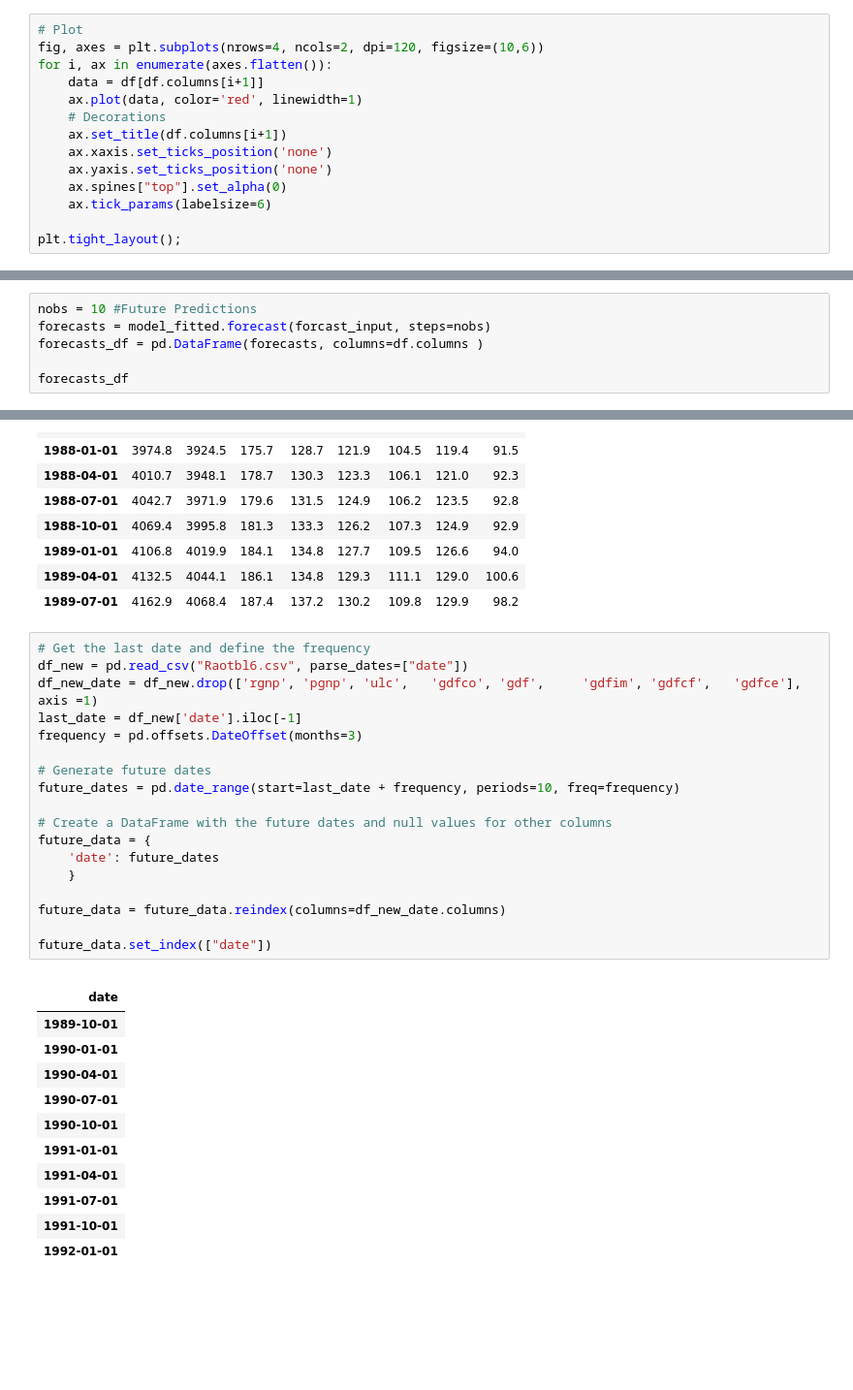
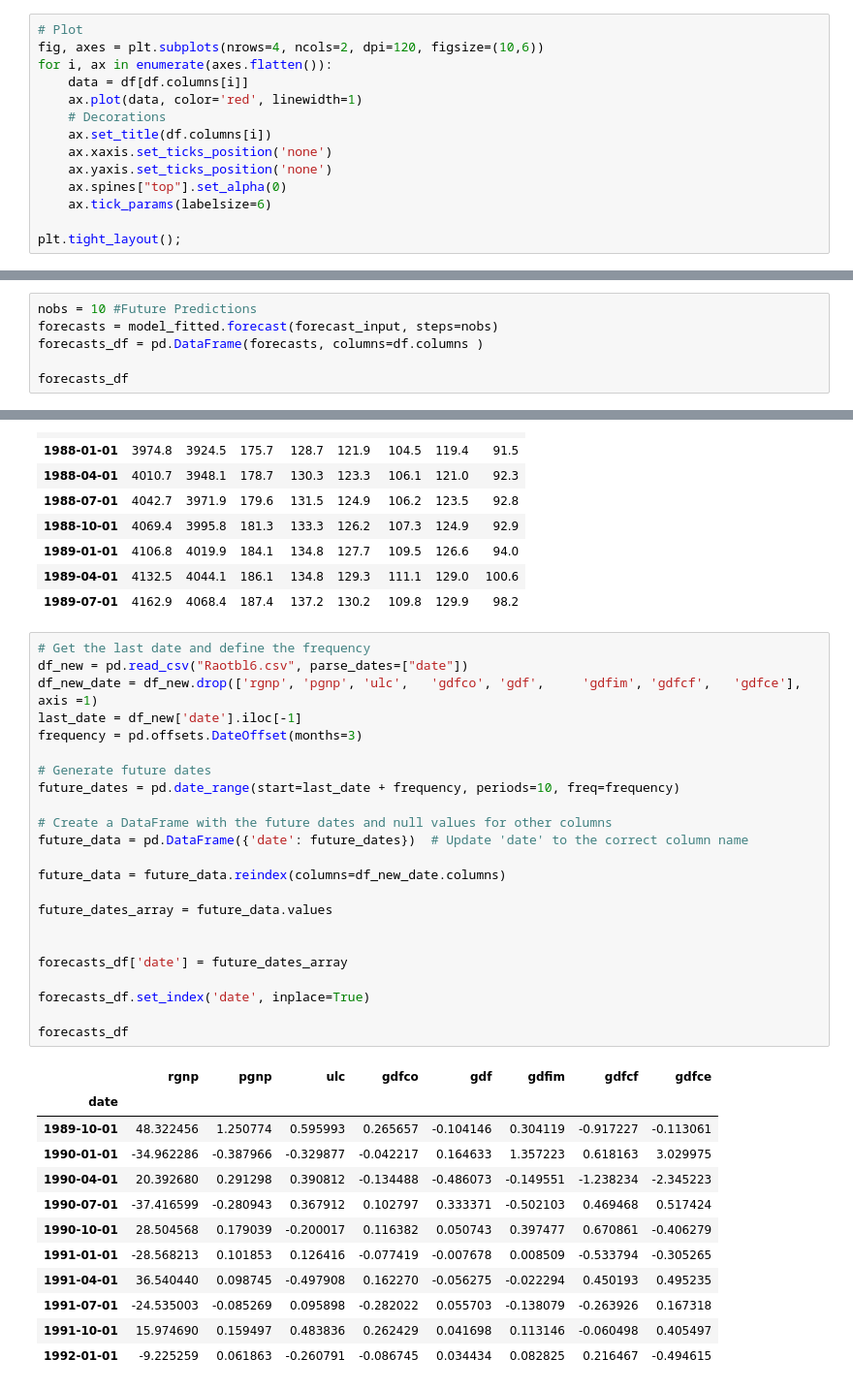
Before and after one commit to Addechander/Exploratory-Data-Analysis, a Jupyter notebook: Time Series Analysis Part 4/Vector Autoregression.ipynb, the cells around one changed output, grey strips where cells are left out. Shown: that part at 97% size. Saved outputs shown, nothing was run; the diff lists cells and outputs as text; blank space fills up the shorter version.

Commit message:
Future Prediction VAR model Added

```diff
--- a/Time Series Analysis Part 4/Vector Autoregression.ipynb
+++ b/Time Series Analysis Part 4/Vector Autoregression.ipynb
@@ -43,10 +43,10 @@ df.tail()
 # Plot
 fig, axes = plt.subplots(nrows=4, ncols=2, dpi=120, figsize=(10,6))
 for i, ax in enumerate(axes.flatten()):
-    data = df[df.columns[i+1]]
+    data = df[df.columns[i]]
     ax.plot(data, color='red', linewidth=1)
     # Decorations
-    ax.set_title(df.columns[i+1])
+    ax.set_title(df.columns[i])
     ax.xaxis.set_ticks_position('none')
     ax.yaxis.set_ticks_position('none')
     ax.spines["top"].set_alpha(0)
@@ -545,7 +561,7 @@ corr   :  0.764
 minmax :  0.0175
 # %%
 nobs = 10 #Future Predictions
-forecasts = model_fitted.forecast(forcast_input, steps=nobs)
+forecasts = model_fitted.forecast(forecast_input, steps=nobs)
 forecasts_df = pd.DataFrame(forecasts, columns=df.columns )
 
 forecasts_df
@@ -579,31 +595,36 @@ df.tail(10)
 # %%
 # Get the last date and define the frequency
 df_new = pd.read_csv("Raotbl6.csv", parse_dates=["date"])
 df_new_date = df_new.drop(['rgnp', 'pgnp', 'ulc', 	'gdfco', 'gdf', 	'gdfim', 'gdfcf', 	'gdfce'], axis =1)
 last_date = df_new['date'].iloc[-1]
 frequency = pd.offsets.DateOffset(months=3)
 
 # Generate future dates
 future_dates = pd.date_range(start=last_date + frequency, periods=10, freq=frequency)
 
 # Create a DataFrame with the future dates and null values for other columns
-future_data = {
-    'date': future_dates
-    }
+future_data = pd.DataFrame({'date': future_dates})  # Update 'date' to the correct column name
 
 future_data = future_data.reindex(columns=df_new_date.columns)
 
-future_data.set_index(["date"])
+future_dates_array = future_data.values
+
+
+forecasts_df['date'] = future_dates_array
+
+forecasts_df.set_index('date', inplace=True)
+
+forecasts_df
 # %% [output]
-|  |
-| date |
-| 1989-10-01 |
-| 1990-01-01 |
-| 1990-04-01 |
-| 1990-07-01 |
-| 1990-10-01 |
-| 1991-01-01 |
-| 1991-04-01 |
-| 1991-07-01 |
-| 1991-10-01 |
-| 1992-01-01 |
+|  | rgnp | pgnp | ulc | gdfco | gdf | gdfim | gdfcf | gdfce |
+| date |  |  |  |  |  |  |  |  |
+| 1989-10-01 | 48.322456 | 1.250774 | 0.595993 | 0.265657 | -0.104146 | 0.304119 | -0.917227 | -0.113061 |
+| 1990-01-01 | -34.962286 | -0.387966 | -0.329877 | -0.042217 | 0.164633 | 1.357223 | 0.618163 | 3.029975 |
+| 1990-04-01 | 20.392680 | 0.291298 | 0.390812 | -0.134488 | -0.486073 | -0.149551 | -1.238234 | -2.345223 |
+| 1990-07-01 | -37.416599 | -0.280943 | 0.367912 | 0.102797 | 0.333371 | -0.502103 | 0.469468 | 0.517424 |
+| 1990-10-01 | 28.504568 | 0.179039 | -0.200017 | 0.116382 | 0.050743 | 0.397477 | 0.670861 | -0.406279 |
+| 1991-01-01 | -28.568213 | 0.101853 | 0.126416 | -0.077419 | -0.007678 | 0.008509 | -0.533794 | -0.305265 |
+| 1991-04-01 | 36.540440 | 0.098745 | -0.497908 | 0.162270 | -0.056275 | -0.022294 | 0.450193 | 0.495235 |
+| 1991-07-01 | -24.535003 | -0.085269 | 0.095898 | -0.282022 | 0.055703 | -0.138079 | -0.263926 | 0.167318 |
+| 1991-10-01 | 15.974690 | 0.159497 | 0.483836 | 0.262429 | 0.041698 | 0.113146 | -0.060498 | 0.405497 |
+| 1992-01-01 | -9.225259 | 0.061863 | -0.260791 | -0.086745 | 0.034434 | 0.082825 | 0.216467 | -0.494615 |
```
Also changed, not shown: parts of 14 cells of this notebook.
